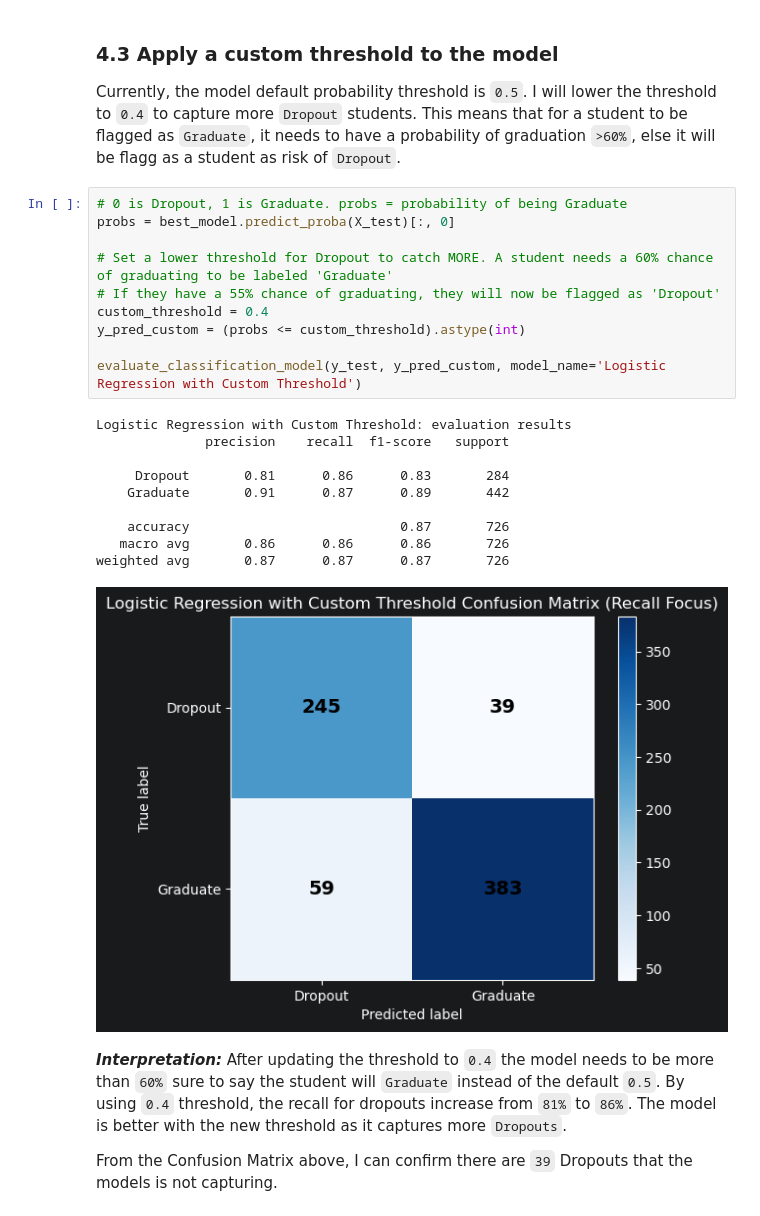
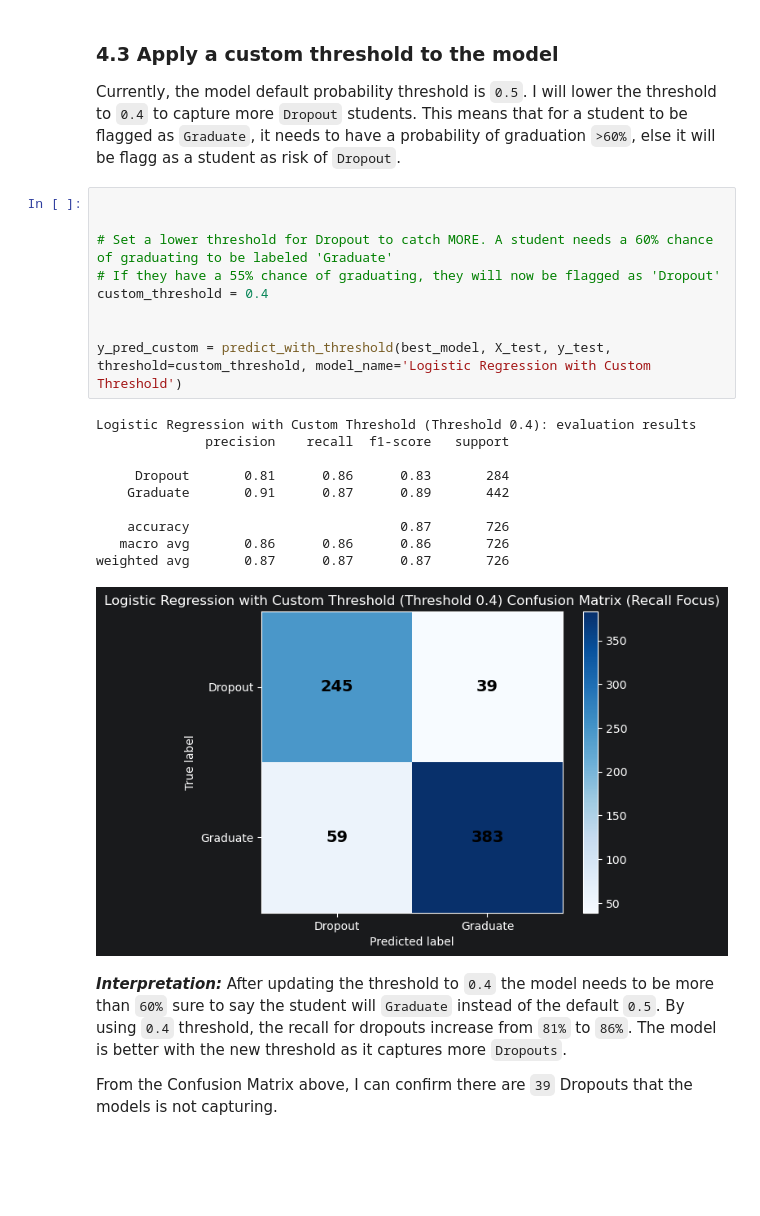
Before and after one commit to weslylaboy/student-outcome-predictor, a Jupyter notebook: notebooks/03_classification_model.ipynb, the cells around one changed output. Saved outputs shown, nothing was run; the diff lists cells and outputs as text; blank space fills up the shorter version.

```diff
--- a/notebooks/03_classification_model.ipynb
+++ b/notebooks/03_classification_model.ipynb
@@ -414,26 +427,25 @@ Both models predict `Dropout` only if the probability is above `50%`. This means
 
 Currently, the model default probability threshold is `0.5`. I will lower the threshold to `0.4` to capture more `Dropout` students. This means that for a student to be flagged as `Graduate`, it needs to have a probability of graduation `>60%`, else it will be flagg as a student as risk of `Dropout`.
 # %%
-# 0 is Dropout, 1 is Graduate. probs = probability of being Graduate
-probs = best_model.predict_proba(X_test)[:, 0]
+
 
 # Set a lower threshold for Dropout to catch MORE. A student needs a 60% chance of graduating to be labeled 'Graduate'
 # If they have a 55% chance of graduating, they will now be flagged as 'Dropout'
 custom_threshold = 0.4
-y_pred_custom = (probs <= custom_threshold).astype(int)
 
-evaluate_classification_model(y_test, y_pred_custom, model_name='Logistic Regression with Custom Threshold')
+
+y_pred_custom = predict_with_threshold(best_model, X_test, y_test, threshold=custom_threshold, model_name='Logistic Regression with Custom Threshold')
 # %% [output]
-Logistic Regression with Custom Threshold: evaluation results
+Logistic Regression with Custom Threshold (Threshold 0.4): evaluation results
               precision    recall  f1-score   support
 
      Dropout       0.81      0.86      0.83       284
     Graduate       0.91      0.87      0.89       442
 
     accuracy                           0.87       726
    macro avg       0.86      0.86      0.86       726
 weighted avg       0.87      0.87      0.87       726
-[figure, old version]
+[figure, new version]
 # %% [markdown]
 ***Interpretation:*** After updating the threshold to `0.4` the model needs to be more than `60%` sure to say the student will `Graduate` instead of the default `0.5`. By using `0.4` threshold, the recall for dropouts increase from `81%` to `86%`. The model is better with the new threshold as it captures more `Dropouts`.
 
```
Also changed, not shown: parts of 21 cells of this notebook.
